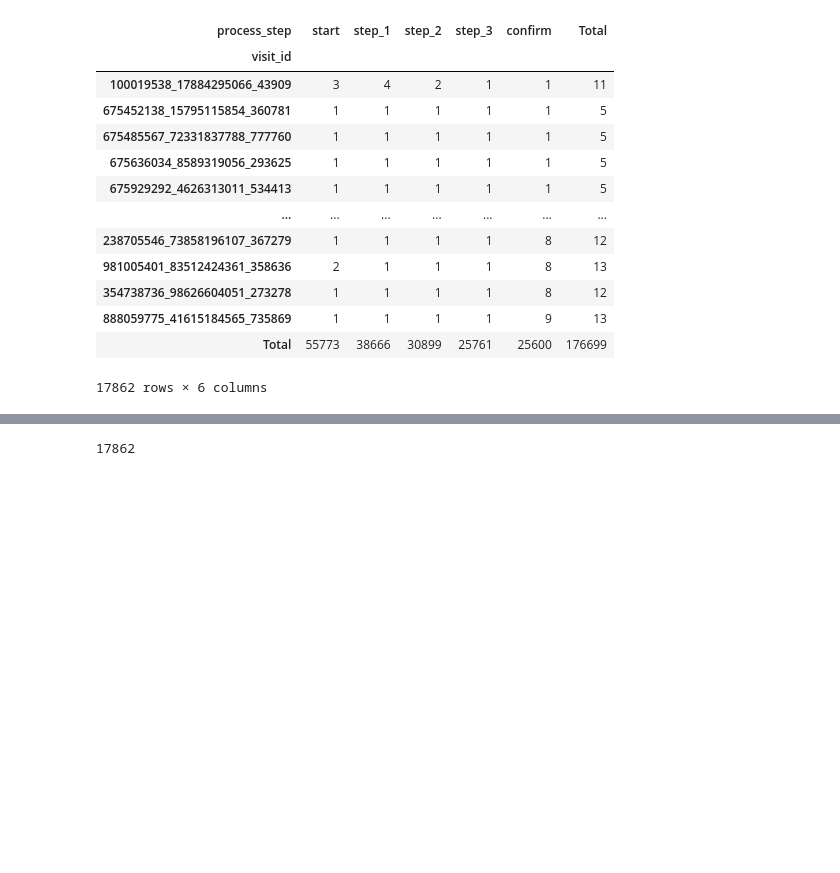
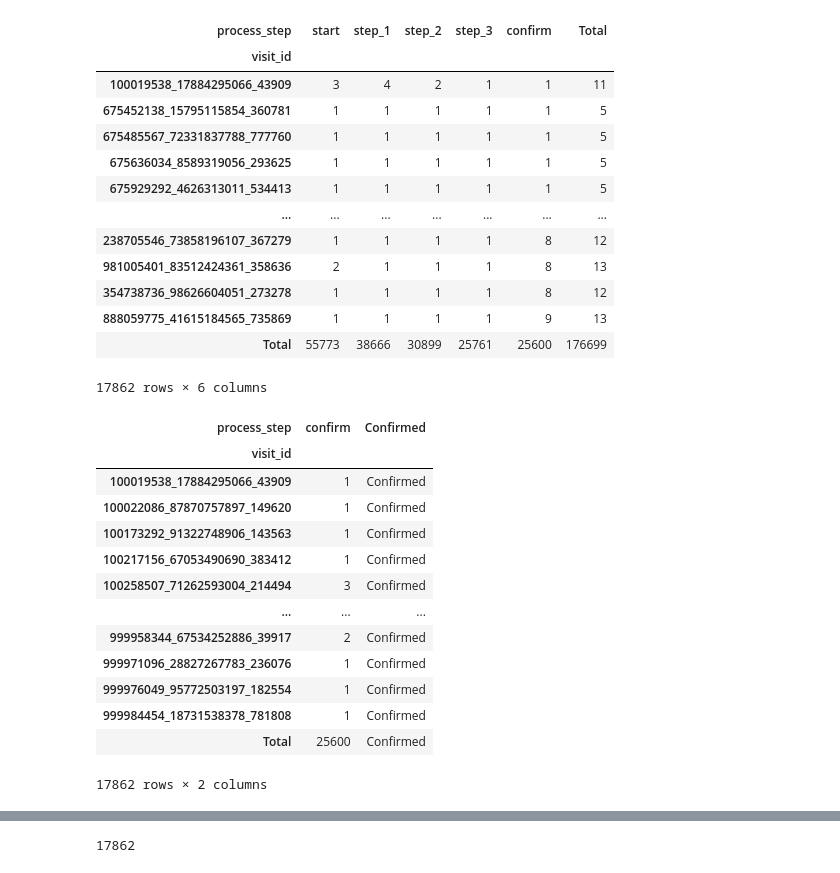
Before and after one commit to KLoVi/vanguard-ab-test, a Jupyter notebook: KPIs/KPI_Completion_rate_final.ipynb, the cells around one changed output, grey strips where cells are left out. Drawn from its saved outputs; the diff is of its cells as text; code cells hidden in the pictures; blank space fills up the shorter version.

```diff
--- a/KPIs/KPI_Completion_rate_final.ipynb
+++ b/KPIs/KPI_Completion_rate_final.ipynb
@@ -322,0 +325,17 @@ df_confirmed.sort_values(by = "confirm")
+# %%
+df_confirmed_demo.drop(columns= "Total")
+# %% [output]
+| process_step | confirm | Confirmed |
+| visit_id |  |  |
+| 100019538_17884295066_43909 | 1 | Confirmed |
+| 100022086_87870757897_149620 | 1 | Confirmed |
+| 100173292_91322748906_143563 | 1 | Confirmed |
+| 100217156_67053490690_383412 | 1 | Confirmed |
+| 100258507_71262593004_214494 | 3 | Confirmed |
+| ... | ... | ... |
+| 999958344_67534252886_39917 | 2 | Confirmed |
+| 999971096_28827267783_236076 | 1 | Confirmed |
+| 999976049_95772503197_182554 | 1 | Confirmed |
+| 999984454_18731538378_781808 | 1 | Confirmed |
+| Total | 25600 | Confirmed |
+17862 rows × 2 columns
```
Also changed, not shown: parts of 10 cells of this notebook, 10 other files.
